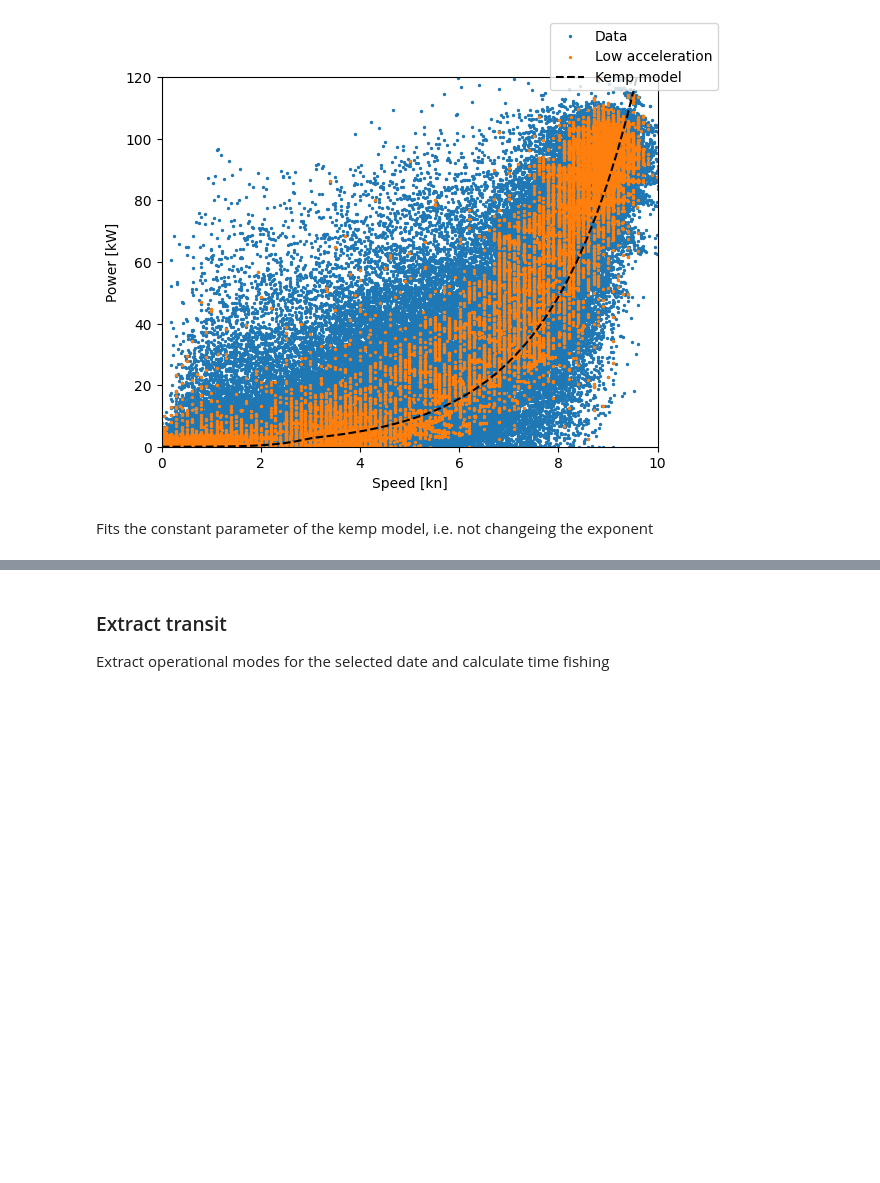
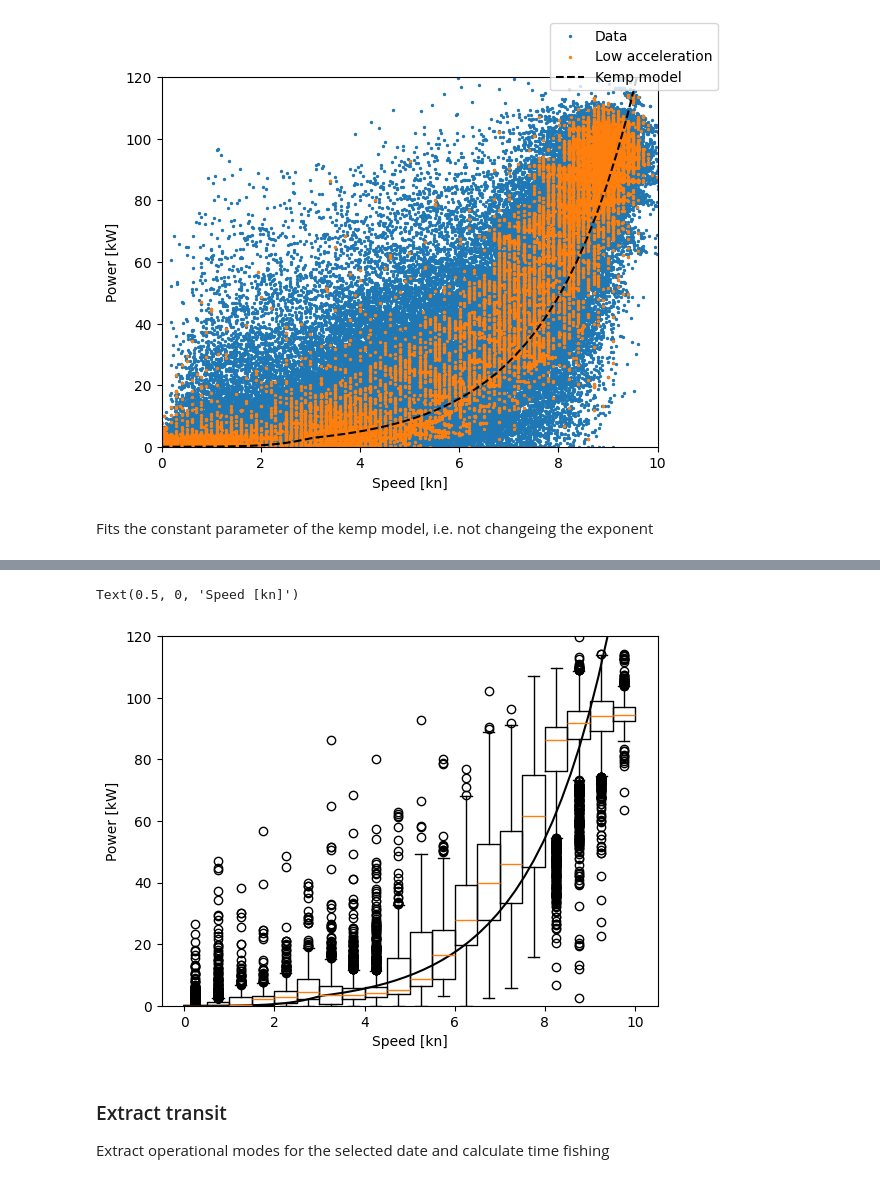
Before and after one commit to arvidsorfeldt/py-fish, a Jupyter notebook: fredrika.ipynb, the cells around one changed output, grey strips where cells are left out. Drawn from its saved outputs; the diff is of its cells as text; code cells hidden in the pictures; blank space fills up the shorter version.

Commit message:
Redid confidence intervals and added boxplot

```diff
--- a/fredrika.ipynb
+++ b/fredrika.ipynb
@@ -183,3 +239,35 @@ fig.legend()
+# %%
+bin_size = 0.5
+bins = np.arange(0, 10.1, bin_size)
+bins_data = list()
+for i in range(0, len(bins) - 1):
+    bins_data.append(
+        low_acceleration_speed_and_power[
+            np.logical_and(
+                low_acceleration_speed_and_power[:, 0] >= bins[i],
+                low_acceleration_speed_and_power[:, 0] < bins[i + 1],
+            ),
+            1,
+        ]
+    )
+fig, ax = plt.subplots()
+# plot_power_data(low_acceleration_speed_and_power, ax, label="Low acceleration")
+ax.boxplot(
+    bins_data, positions=bins[0:-1] + bin_size / 2, widths=0.5, manage_ticks=False
+)
+ax.plot(
+    speeds,
+    calculate_propulsion_power(speeds=speeds, length=LENGTH, beam=BEAM, c4=beta),
+    label="Kemp fit",
+    color="black",
+    linestyle="-",
+)
+ax.set_ylim([0, 120])
+ax.set_ylabel("Power [kW]")
+ax.set_xlabel("Speed [kn]")
+# %% [output]
+Text(0.5, 0, 'Speed [kn]')
+[figure, added]
 # %% [markdown]
 ### Extract transit
 Extract operational modes for the selected date and calculate time fishing
```
Also changed, not shown: parts of 4 cells of this notebook.
